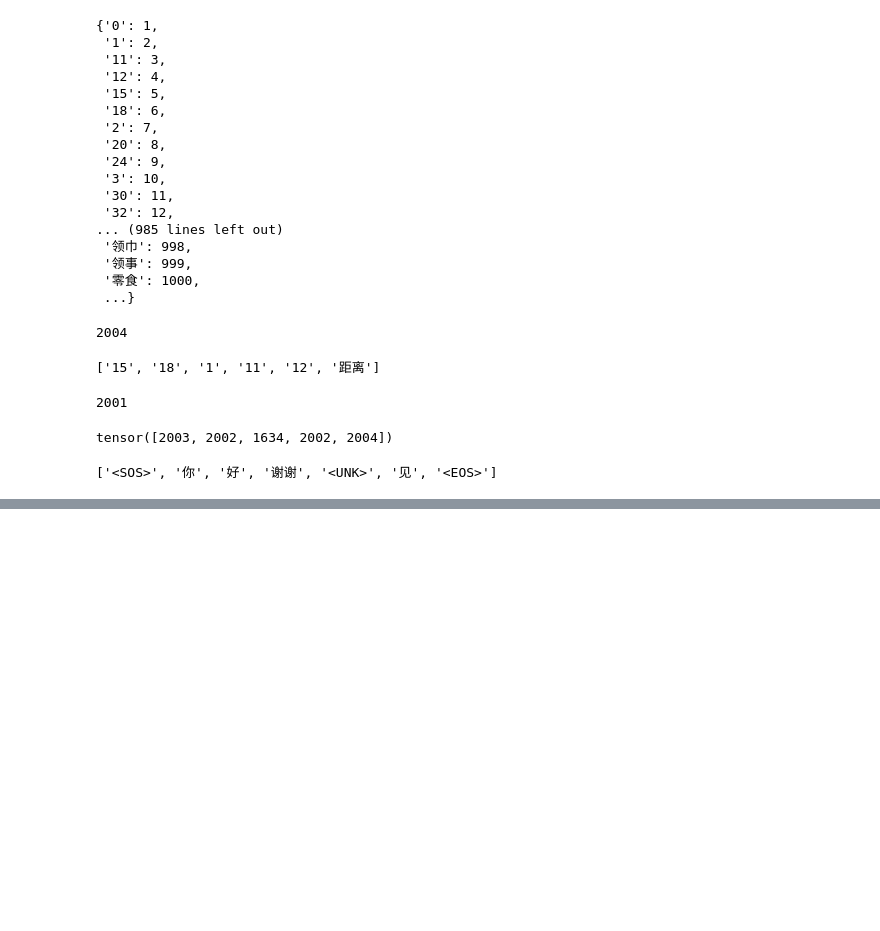
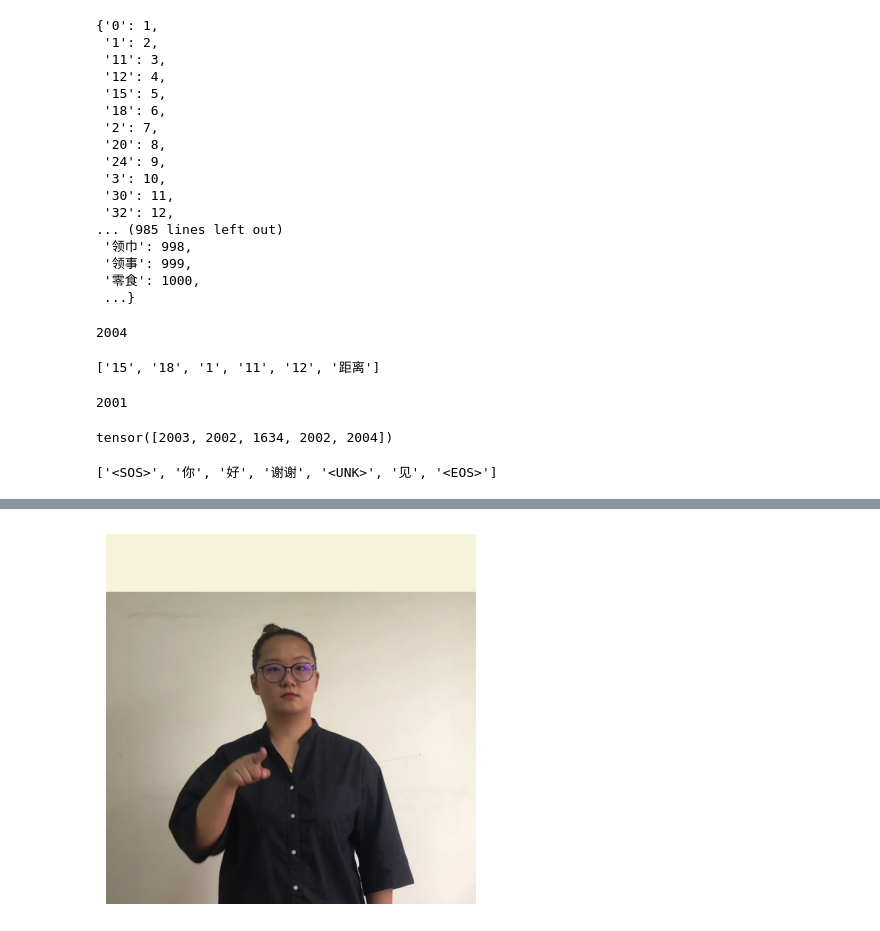
Before and after one commit to hsuzjx/SLRT, a Jupyter notebook: slr/datasets/cslddailytest.ipynb, the cells around one changed output, grey strips where cells are left out. Drawn from its saved outputs; the diff is of its cells as text; code cells hidden in the pictures; blank space fills up the shorter version.

```diff
--- a/slr/datasets/cslddailytest.ipynb
+++ b/slr/datasets/cslddailytest.ipynb
@@ -322,0 +429,13 @@ tknz.decode(tknz.encode(["你", "好", "谢谢", "再", "见"]))
+# %%
+import matplotlib.pyplot as plt
+from PIL import Image
+
+# 打开图片
+img = Image.open('/new_home/xzj23/workspace/SLR/data/csl-daily/sentence_frames-512x512/frames_512x512/S000000_P0004_T00/000005.jpg')
+
+# 使用 matplotlib 显示图片
+plt.imshow(img)
+plt.axis('off')  # 可选: 不显示坐标轴
+plt.show()
+# %% [output]
+[figure, added]
```
Also changed, not shown: parts of 18 cells of this notebook, 5 other files.
